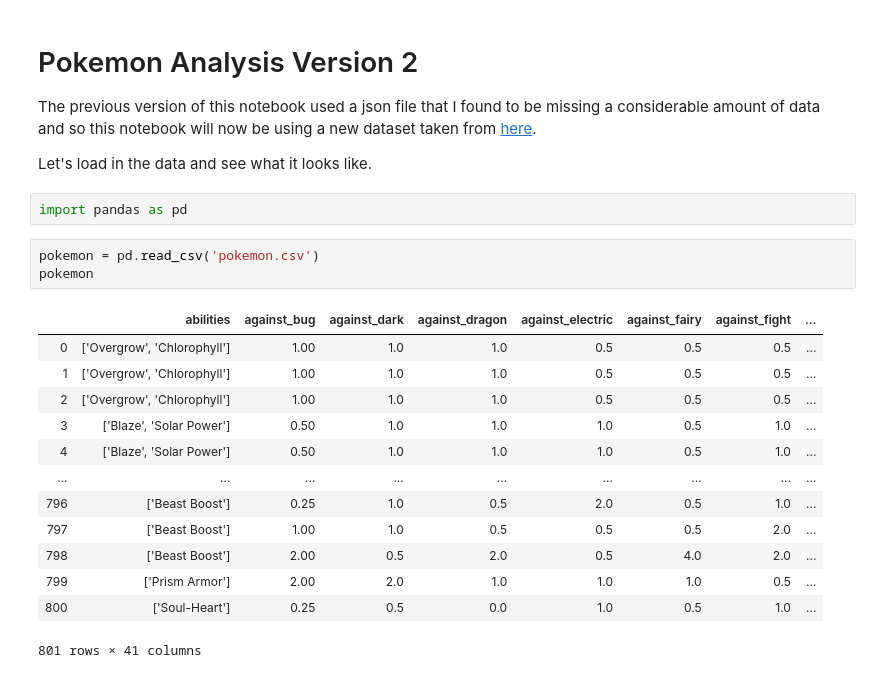
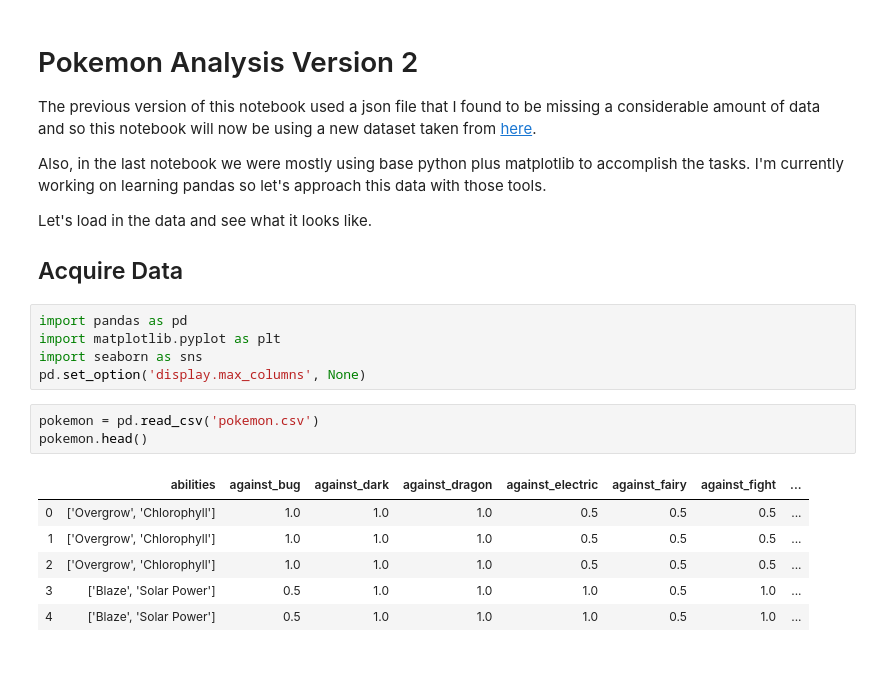
Before and after one commit to RyanMcCall/pokemon_ds, a Jupyter notebook: pokemon_analysis_v2.ipynb, the cells around one changed output. Cells and saved outputs as stored; diff of their text form.

```diff
--- a/pokemon_analysis_v2.ipynb
+++ b/pokemon_analysis_v2.ipynb
@@ -3,23 +3,23 @@
 
 The previous version of this notebook used a json file that I found to be missing a considerable amount of data and so this notebook will now be using a new dataset taken from [here](https://www.kaggle.com/rounakbanik/pokemon).
 
+Also, in the last notebook we were mostly using base python plus matplotlib to accomplish the tasks. I'm currently working on learning pandas so let's approach this data with those tools.
+
 Let's load in the data and see what it looks like.
+
+## Acquire Data
-# %%
-import pandas as pd
+# %%
+import pandas as pd
+import matplotlib.pyplot as plt
+import seaborn as sns
+pd.set_option('display.max_columns', None)
 # %%
 pokemon = pd.read_csv('pokemon.csv')
-pokemon
+pokemon.head()
 # %% [output]
 |  | abilities | against_bug | against_dark | against_dragon | against_electric | against_fairy | against_fight | ... |
-| 0 | ['Overgrow', 'Chlorophyll'] | 1.00 | 1.0 | 1.0 | 0.5 | 0.5 | 0.5 | ... |
-| 1 | ['Overgrow', 'Chlorophyll'] | 1.00 | 1.0 | 1.0 | 0.5 | 0.5 | 0.5 | ... |
-| 2 | ['Overgrow', 'Chlorophyll'] | 1.00 | 1.0 | 1.0 | 0.5 | 0.5 | 0.5 | ... |
-| 3 | ['Blaze', 'Solar Power'] | 0.50 | 1.0 | 1.0 | 1.0 | 0.5 | 1.0 | ... |
-| 4 | ['Blaze', 'Solar Power'] | 0.50 | 1.0 | 1.0 | 1.0 | 0.5 | 1.0 | ... |
-| ... | ... | ... | ... | ... | ... | ... | ... | ... |
-| 796 | ['Beast Boost'] | 0.25 | 1.0 | 0.5 | 2.0 | 0.5 | 1.0 | ... |
-| 797 | ['Beast Boost'] | 1.00 | 1.0 | 0.5 | 0.5 | 0.5 | 2.0 | ... |
-| 798 | ['Beast Boost'] | 2.00 | 0.5 | 2.0 | 0.5 | 4.0 | 2.0 | ... |
-| 799 | ['Prism Armor'] | 2.00 | 2.0 | 1.0 | 1.0 | 1.0 | 0.5 | ... |
-| 800 | ['Soul-Heart'] | 0.25 | 0.5 | 0.0 | 1.0 | 0.5 | 1.0 | ... |
+| 0 | ['Overgrow', 'Chlorophyll'] | 1.0 | 1.0 | 1.0 | 0.5 | 0.5 | 0.5 | ... |
+| 1 | ['Overgrow', 'Chlorophyll'] | 1.0 | 1.0 | 1.0 | 0.5 | 0.5 | 0.5 | ... |
+| 2 | ['Overgrow', 'Chlorophyll'] | 1.0 | 1.0 | 1.0 | 0.5 | 0.5 | 0.5 | ... |
+| 3 | ['Blaze', 'Solar Power'] | 0.5 | 1.0 | 1.0 | 1.0 | 0.5 | 1.0 | ... |
+| 4 | ['Blaze', 'Solar Power'] | 0.5 | 1.0 | 1.0 | 1.0 | 0.5 | 1.0 | ... |
-801 rows × 41 columns
```
Also changed, not shown: parts of 8 cells of this notebook.
